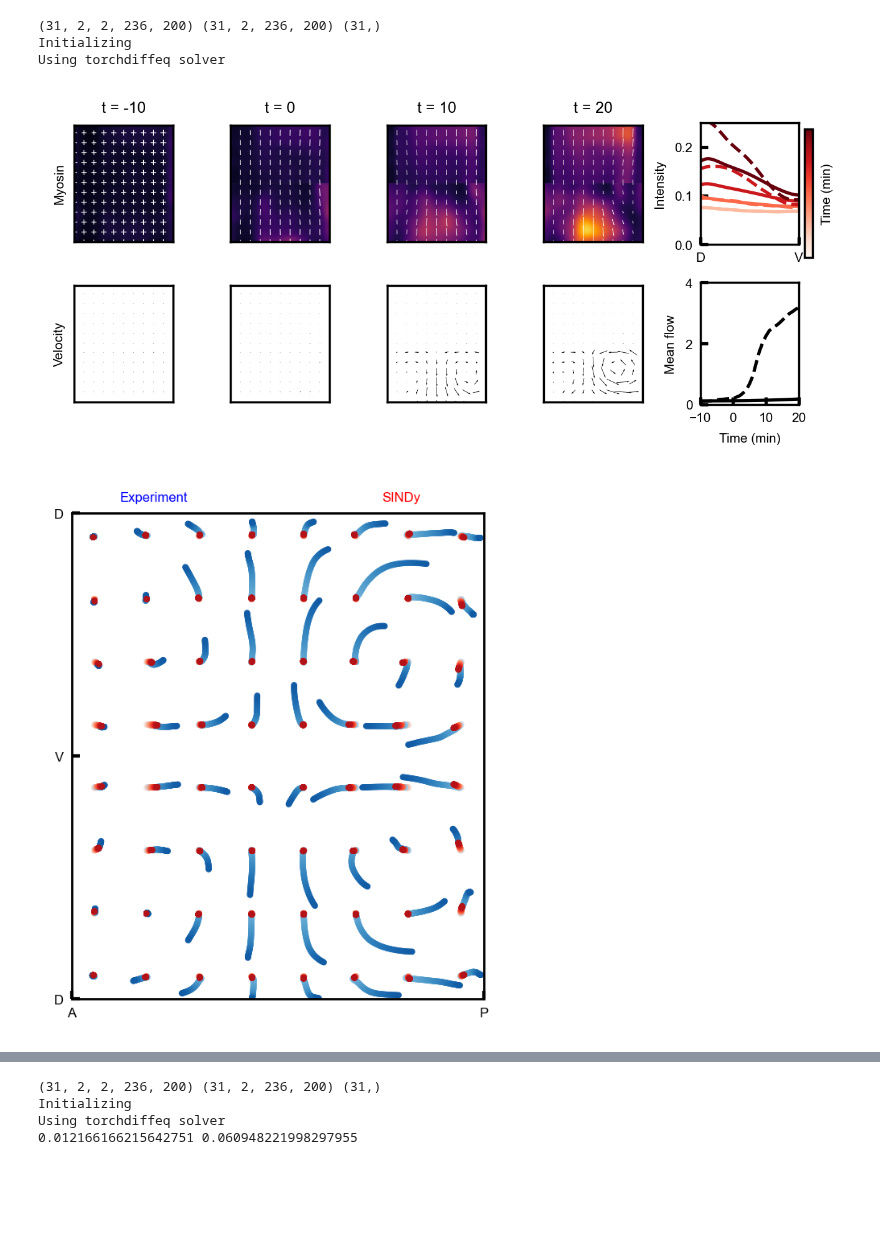
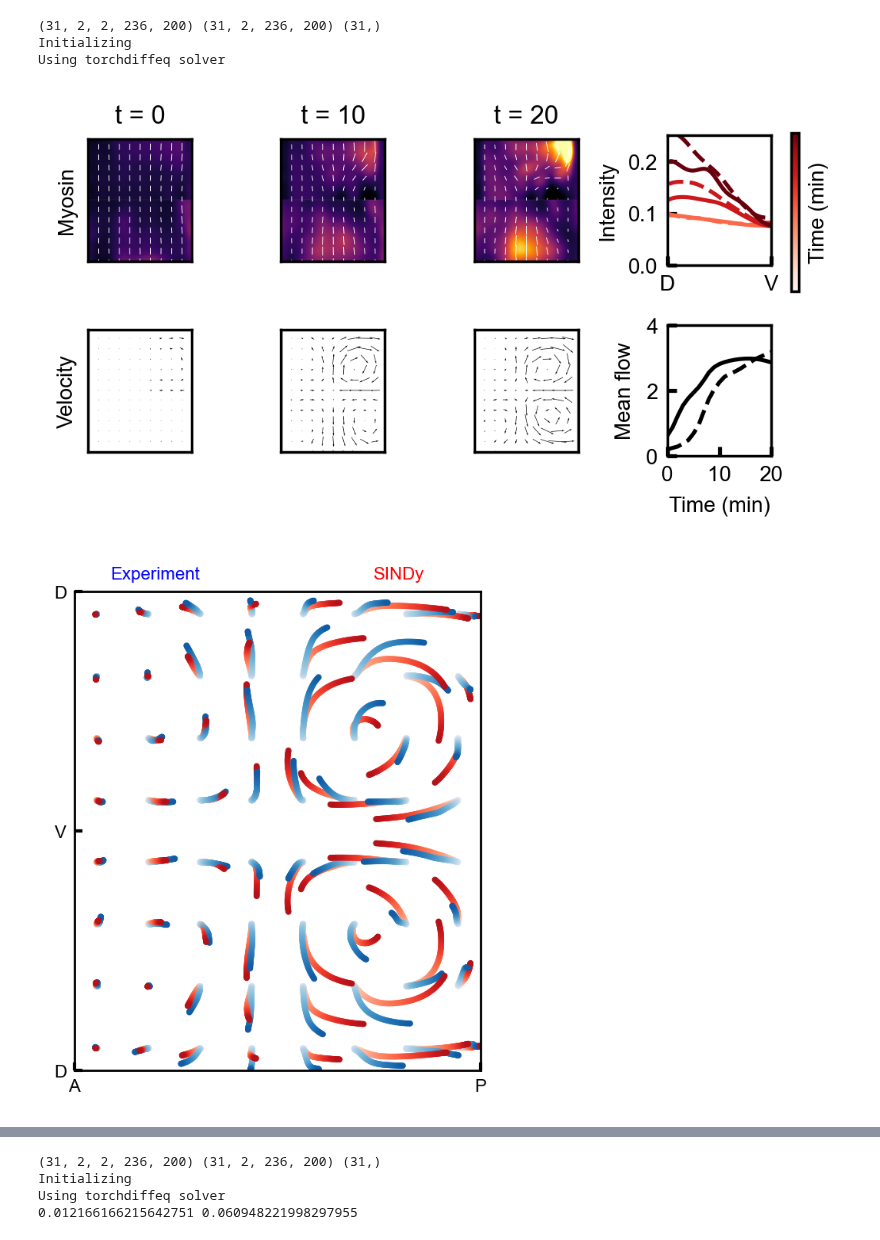
Before and after one commit to jcolen/drosophila_morphogenesis, a Jupyter notebook: MutantForecasting/ForecastCoupledDynamics.ipynb, the cells around one changed output, grey strips where cells are left out. Cells and saved outputs as stored; diff of their text form; code cells hidden in the pictures; blank space fills up the shorter version.

Commit message:
Updated processing of Toll RM9 embryos

```diff
--- a/MutantForecasting/ForecastCoupledDynamics.ipynb
+++ b/MutantForecasting/ForecastCoupledDynamics.ipynb
@@ -38,8 +35,9 @@ vae = MaskedVAE(in_channels=4,
                   num_latent=64,
                   stage_dims=[[32,32], [64,64], [128,128], [256,256]])
 info = torch.load('../../tb_logs/May2024/MaskedVAE_sqh_beta=0.001_split=embryo')
-#info = torch.load('../../tb_logs/May2024/MaskedVAE_sqh_beta=0.001_split=embryo_WTTwist')
+info = torch.load('../../tb_logs/May2024/MaskedVAE_sqh_beta=0.0001_split=embryo')
 
+info = torch.load('../../tb_logs/May2024/MaskedVAE_sqh_beta=0.0001_split=embryo_WTTwist')
 vae.load_state_dict(info['state_dict'])
 vae = vae.double().to(device).eval();
 
@@ -49,34 +47,34 @@ def v_model(t, y):
 # %%
 import torch
 from utils.forecasting.closed_loop import ClosedFlyLoop
 from plotting import sqh_vel_plot, trajectory_plot, residual_plot
 
 from mutant_datasets import *
 
 #Collect initial conditions - m, c, v, and time
 m0 = np.load('../Figures/Forecasting/m0.npy')
 v0 = np.load('../Figures/Forecasting/v0.npy')
 s0 = np.load('../Figures/Forecasting/c0.npy')
 t0 = np.load('../Figures/Forecasting/time.npy')
 
 print(m0.shape, v0.shape, t0.shape)
 
 y0 = np.concatenate([
     m0[0].reshape([4, 236, 200]),
     s0[0].reshape([1, 236, 200])
 ])
 y0 = torch.from_numpy(y0)
 
 model = ClosedFlyLoop(v_model, sigma=5)
 model.fit(y0[None])
 
 m, s, v = model.integrate(y0.to(device), t0)
-sqh_vel_plot(t0, m, m0, v, v0, mmin=0.05, mmax=0.30)
-trajectory_plot(v0, v)
-residual_plot(t0, m, m0, v, v0)
+sqh_vel_plot(t0[10:], m[10:], m0[10:], v[10:], v0[10:], mmin=0.05, mmax=0.30)
+trajectory_plot(v0[10:], v[10:])
+residual_plot(t0[10:], m[10:], m0[10:], v[10:], v0[10:])
 # %% [output]
 (31, 2, 2, 236, 200) (31, 2, 236, 200) (31,)
 Initializing
 Using torchdiffeq solver
-[figure, old version]
+[figure, new version]
-[figure, old version]
+[figure, new version]
```
Also changed, not shown: parts of 5 cells of this notebook, 4 other files.
